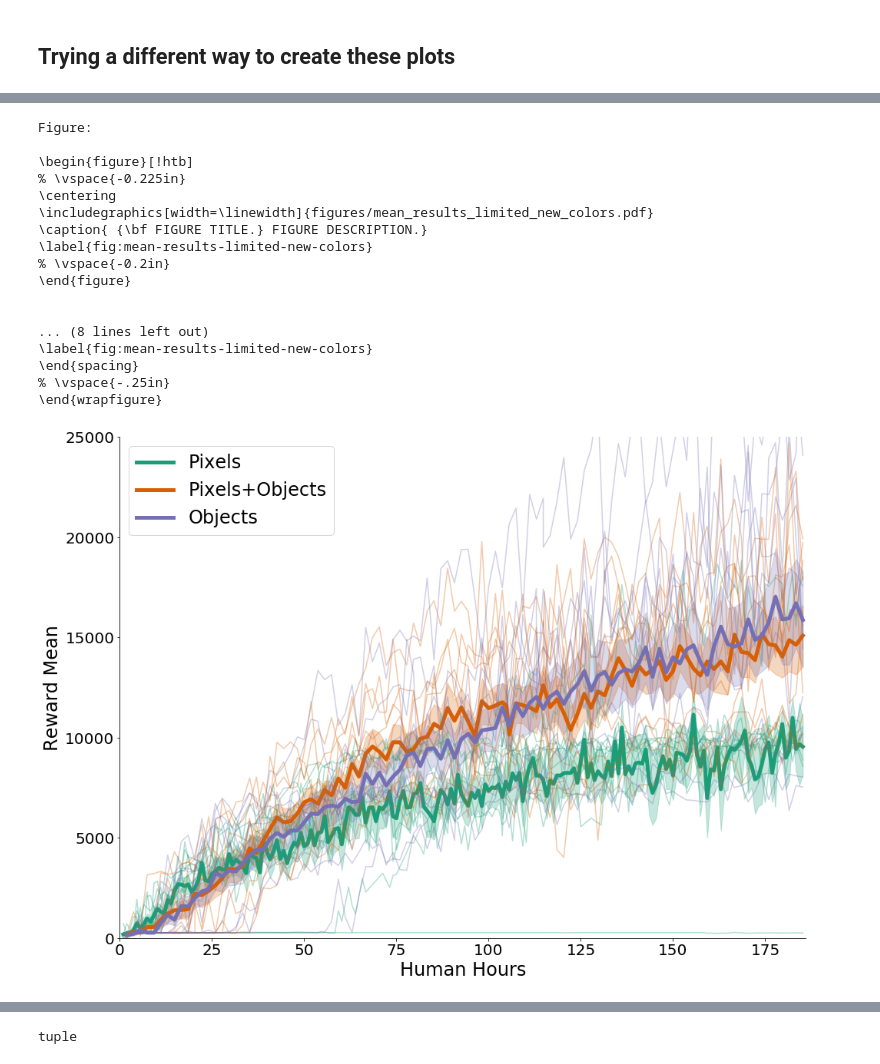
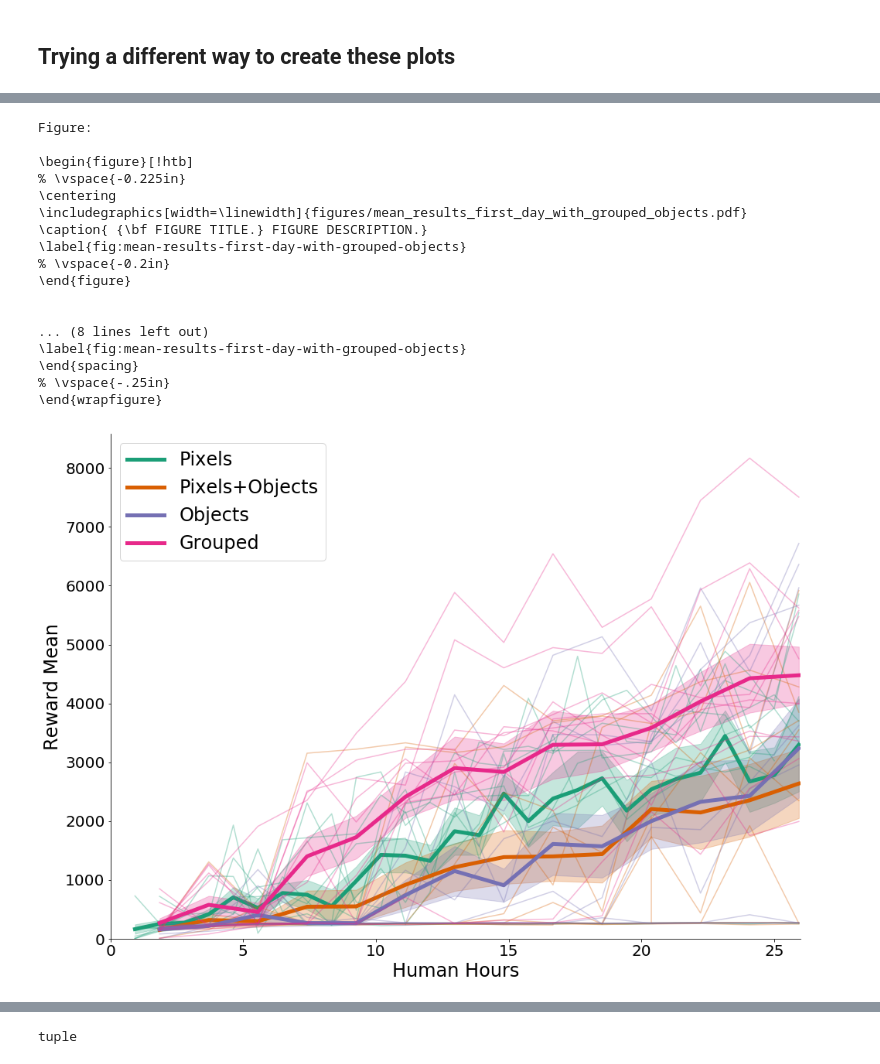
Before and after one commit to guydav/Rainbow, a Jupyter notebook: notebooks/initial_plots.ipynb, the cells around one changed output, grey strips where cells are left out. Cells and saved outputs as stored; diff of their text form; code cells hidden in the pictures.

Commit message:
Updated some of the all-model plots with the grouped-objects condition.

```diff
--- a/notebooks/initial_plots.ipynb
+++ b/notebooks/initial_plots.ipynb
@@ -178,0 +179,3 @@ masks-only-replication-307
+# %%
+grouped_masks_runs = load_runs('augmented-frostbite/grouped-masks-moving-objects')
+grouped_masks_data = parse_run_histories(grouped_masks_runs)
@@ -232,7 +277,8 @@ TICK_FONTDICT = dict(fontsize=20)
 
 
 def combined_plot(datum, drop_extrema=False, max_hours=MAX_HUMAN_HOURS, run_alpha=0.25,
-                  ymin=None, ymax=None, save_name=None, record_means=False, remove_bars=True):
+                  ymin=None, ymax=None, save_name=None, record_means=False, remove_bars=True,
+                  hardcoded_max_length_dict=None):
     figure = plt.figure(figsize=(16, 12))
 
     if record_means:
@@ -286,22 +332,36 @@ def combined_plot(datum, drop_extrema=False, max_hours=MAX_HUMAN_HOURS, run_alph
                 values_for_sem.append(sum([data_dict[x_values[i + j]] for j in range(agg)
                                           if i + j < len(x_values)], list()))
 
-            alt_means = [np.mean(values) for values in values_for_sem]
-            sems = [np.std(values) / np.sqrt(len(values)) for values in values_for_sem]
+            alt_means = [np.nanmean(values) for values in values_for_sem]
+            sems = [np.nanstd(values) / np.sqrt(len(values)) for values in values_for_sem]
 
             reward_mean_mean = np.repeat(alt_means, agg)[:len(x_values)]
             reward_mean_sem = np.repeat(sems, agg)[:len(x_values)]
 
 
         else:
-            reward_mean_values = np.array([val['reward_mean'][:min_max_index] for val in data.values()])
+            if hardcoded_max_length_dict is not None and label in hardcoded_max_length_dict:
+                hardcoded_max_len = hardcoded_max_length_dict[label]
+                values = [val['reward_mean'] for val in data.values()]
+                for i, val in enumerate(values):
+                    if val.shape[0] < hardcoded_max_len:
+                        values[i] = np.pad(val, (0, hardcoded_max_len - val.shape[0]), 'constant', constant_values=np.NaN)
+                    else:
+                        values[i] = values[i][:hardcoded_max_len]
+
+                x_values = human_hours[:hardcoded_max_len]
+
+            else:
+                x_values = human_hours[:min_max_index]
+                values = [val['reward_mean'][:min_max_index] for val in data.values()]
+
+            reward_mean_values = np.array(values)
             if drop_extrema:
                 reward_mean_values.sort(axis=0)
                 reward_mean_values = reward_mean_values[1:-1,:]
 
-            x_values = human_hours[:min_max_index]
-            reward_mean_mean = reward_mean_values.mean(axis=0)
-            reward_mean_sem = reward_mean_values.std(axis=0) / np.sqrt(reward_mean_values.shape[0])
+            reward_mean_mean = np.nanmean(reward_mean_values, axis=0)
+            reward_mean_sem = np.nanstd(reward_mean_values, axis=0) / np.sqrt(reward_mean_values.shape[0])
 
         if record_means:
             result_means.append((label, x_values, reward_mean_mean, reward_mean_sem))
@@ -354,32 +434,34 @@ result_means, dd = combined_plot(small_result_sets, max_hours=186, ymin=0, ymax=
 # %%
 cm = plt.get_cmap('Dark2')
 
 # small_result_sets = ((baseline_data,  'black', 'Rainbow'),
 #                      (replication_data, 'red', 'Rainbow with objects'),
 #                      (masks_only_replication_data, 'blue', 'Rainbow only objects'))
 
 small_result_sets = ((baseline_data,  cm(0), 'Pixels'),
                      (replication_data, cm(1), 'Pixels+Objects'),
-                     (masks_only_replication_data, cm(2), 'Objects'))
+                     (masks_only_replication_data, cm(2), 'Objects'),
+                     (grouped_masks_data, cm(3), 'Grouped'))
 
-result_means, dd = combined_plot(small_result_sets, max_hours=186, ymin=0, ymax=25000, run_alpha=0.33,
-                             save_name='mean_results_limited_new_colors.pdf', record_means=True, remove_bars=True)
+result_means, dd = combined_plot(small_result_sets, max_hours=26, ymin=0, ymax=None, run_alpha=0.33,
+                             save_name='mean_results_first_day_with_grouped_objects.pdf',
+                                 record_means=True, remove_bars=True)
 # %% [output]
 Figure:
 
 \begin{figure}[!htb]
 % \vspace{-0.225in}
 \centering
-\includegraphics[width=\linewidth]{figures/mean_results_limited_new_colors.pdf}
+\includegraphics[width=\linewidth]{figures/mean_results_first_day_with_grouped_objects.pdf}
 \caption{ {\bf FIGURE TITLE.} FIGURE DESCRIPTION.}
-\label{fig:mean-results-limited-new-colors}
+\label{fig:mean-results-first-day-with-grouped-objects}
 % \vspace{-0.2in}
 \end{figure}
 
 
 ... (8 lines left out)
-\label{fig:mean-results-limited-new-colors}
+\label{fig:mean-results-first-day-with-grouped-objects}
 \end{spacing}
 % \vspace{-.25in}
 \end{wrapfigure}
-[figure, old version]
+[figure, new version]
```
Also changed, not shown: parts of 15 cells of this notebook, 2 other files.
